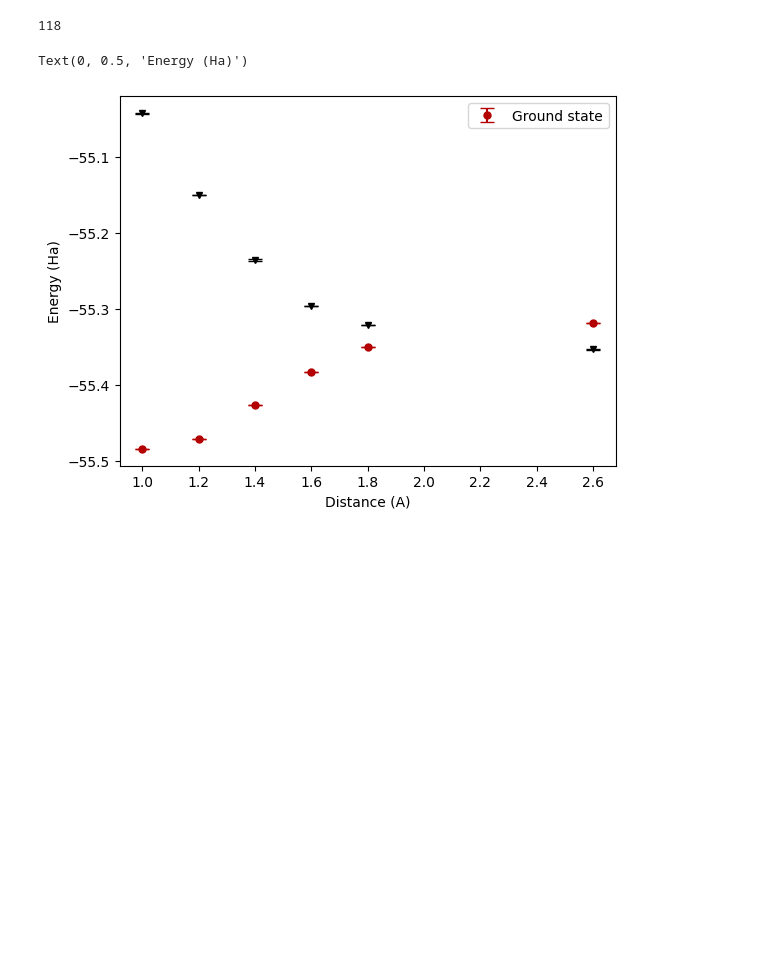
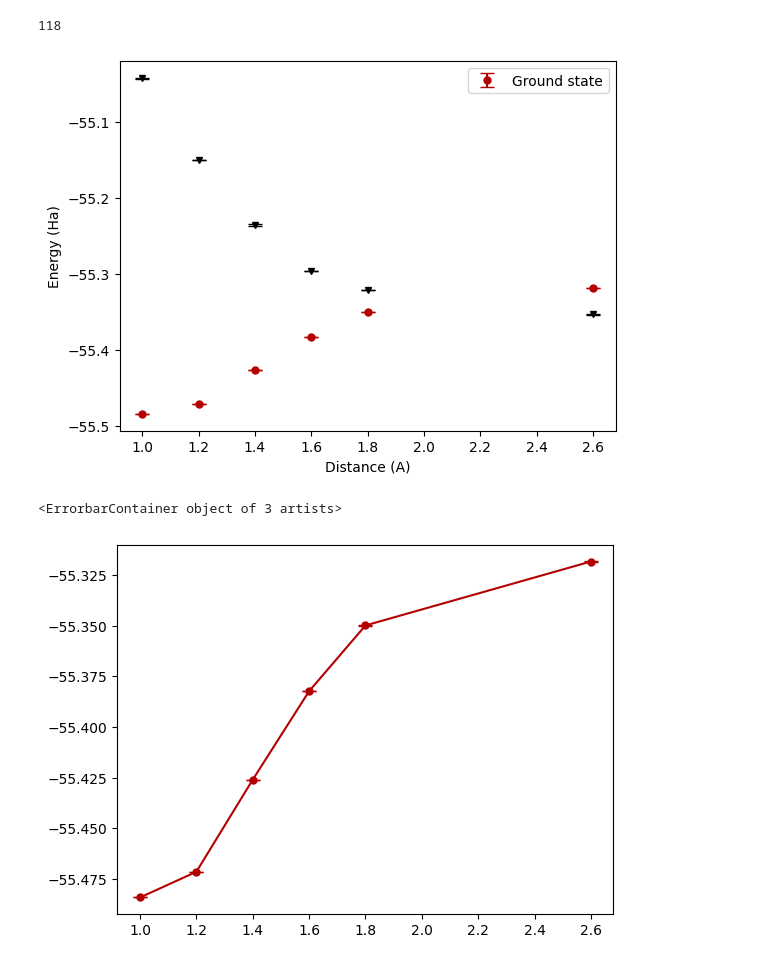
Before and after one commit to srivathsanps-quantum/QC-chemistry, a Jupyter notebook: NH3-shots/NH3-ShotsvsExact-A-EOM-Updated.ipynb, the cells around one changed output. Cells and saved outputs as stored; diff of their text form; code cells hidden in the pictures; blank space fills up the shorter version.

```diff
--- a/NH3-shots/NH3-ShotsvsExact-A-EOM-Updated.ipynb
+++ b/NH3-shots/NH3-ShotsvsExact-A-EOM-Updated.ipynb
@@ -2447,25 +2447,33 @@ The mean for 2.6A: [-55.31826731+0.j         -55.35333291+0.j
 # %%
 import matplotlib.pyplot as plt
 distance = [1.0, 1.2, 1.4, 1.6, 1.8, 2.6]
+GS = [mean_10[0], mean_12[0], mean_14[0], mean_16[0], mean_18[0], mean_26[0]]
+var_GS = [variance_10[0], variance_12[0], variance_14[0], variance_16[0], variance_18[0], variance_26[0]]
+
+
 
 
 #Ground state
 plt.errorbar(distance[0], mean_10[0], yerr=variance_10[0], fmt='o', color= "#b30000", label='Ground state', capsize=5, markersize=5)#Ground state
 plt.errorbar(distance[1], mean_12[0], yerr=variance_12[0], fmt='o', color= "#b30000", capsize=5, markersize=5)
 plt.errorbar(distance[2], mean_14[0], yerr=variance_14[0], fmt='o', color= "#b30000",  capsize=5, markersize=5)
 plt.errorbar(distance[3], mean_16[0], yerr=variance_16[0], fmt='o', color= "#b30000",  capsize=5, markersize=5)
 plt.errorbar(distance[4], mean_18[0], yerr=variance_18[0], fmt='o', color= "#b30000",  capsize=5, markersize=5)
 plt.errorbar(distance[5], mean_26[0], yerr=variance_26[0], fmt='o', color= "#b30000",  capsize=5, markersize=5)
 #1st Excited state
 plt.errorbar(distance[0], mean_10[1], yerr=variance_10[1], fmt='v', color= "k",  capsize=5, markersize=5)  #1st excited state
 plt.errorbar(distance[1], mean_12[1], yerr=variance_12[1], fmt='v', color= "k",  capsize=5, markersize=5)  #1st excited state
 plt.errorbar(distance[2], mean_14[1], yerr=variance_14[1], fmt='v', color= "k",  capsize=5, markersize=5)  #1st excited state
 plt.errorbar(distance[3], mean_16[1], yerr=variance_16[1], fmt='v', color= "k",  capsize=5, markersize=5)  #1st excited state
 plt.errorbar(distance[4], mean_18[1], yerr=variance_18[1], fmt='v', color= "k",  capsize=5, markersize=5)  #1st excited state
 plt.errorbar(distance[5], mean_26[1], yerr=variance_26[1], fmt='v', color= "k",  capsize=5, markersize=5)  #1st excited state
 plt.legend()
 plt.xlabel('Distance (A)')
 plt.ylabel('Energy (Ha)')
+plt.show()
+
+plt.errorbar(distance, GS, yerr=var_GS,fmt='-o', color= "#b30000", label='Ground state-anohter', capsize=5, markersize=5 )
 # %% [output]
+[figure]
-Text(0, 0.5, 'Energy (Ha)')
+<ErrorbarContainer object of 3 artists>
-[figure]
+[figure, added]
```
